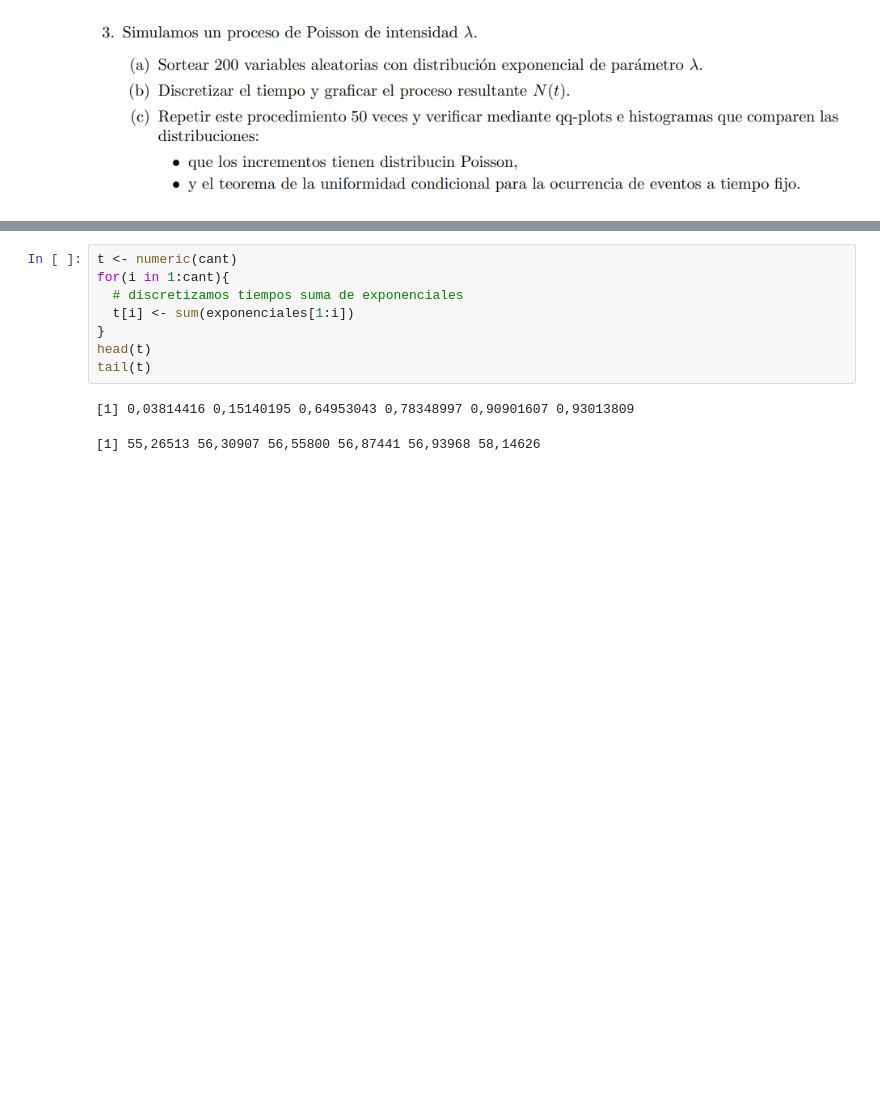
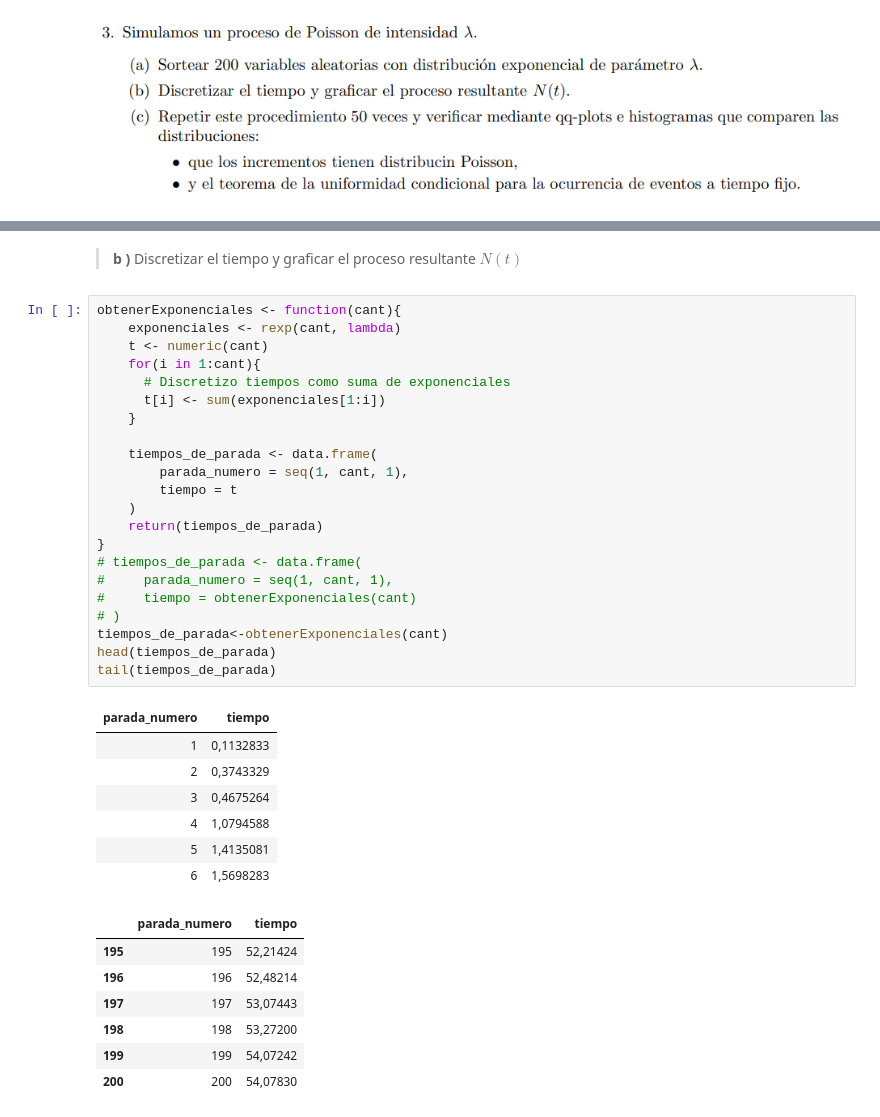
Before and after one commit to LecJackS/Probabilidades-y-Estadistica-2019-2doC, a Jupyter notebook: TP 2.ipynb, the cells around one changed output, grey strips where cells are left out. Cells and saved outputs as stored; diff of their text form; blank space fills up the shorter version.

```diff
--- a/TP 2.ipynb
+++ b/TP 2.ipynb
@@ -219,11 +229,39 @@ hist(exponenciales)
+# %% [markdown]
+> **b )** Discretizar el tiempo y graficar el proceso resultante $N(t)$
 # %%
-t <- numeric(cant)
-for(i in 1:cant){
-  # discretizamos tiempos suma de exponenciales
-  t[i] <- sum(exponenciales[1:i])
+obtenerExponenciales <- function(cant){
+    exponenciales <- rexp(cant, lambda)
+    t <- numeric(cant)
+    for(i in 1:cant){
+      # Discretizo tiempos como suma de exponenciales
+      t[i] <- sum(exponenciales[1:i])
+    }
+
+    tiempos_de_parada <- data.frame(
+        parada_numero = seq(1, cant, 1),
+        tiempo = t
+    )
+    return(tiempos_de_parada)
 }
-head(t)
-tail(t)
+# tiempos_de_parada <- data.frame(
+#     parada_numero = seq(1, cant, 1),
+#     tiempo = obtenerExponenciales(cant)
+# )
+tiempos_de_parada<-obtenerExponenciales(cant)
+head(tiempos_de_parada)
+tail(tiempos_de_parada)
 # %% [output]
-[1] 0,03814416 0,15140195 0,64953043 0,78348997 0,90901607 0,93013809
-[1] 55,26513 56,30907 56,55800 56,87441 56,93968 58,14626
+| parada_numero | tiempo |
+| 1 | 0,1132833 |
+| 2 | 0,3743329 |
+| 3 | 0,4675264 |
+| 4 | 1,0794588 |
+| 5 | 1,4135081 |
+| 6 | 1,5698283 |
+|  | parada_numero | tiempo |
+| 195 | 195 | 52,21424 |
+| 196 | 196 | 52,48214 |
+| 197 | 197 | 53,07443 |
+| 198 | 198 | 53,27200 |
+| 199 | 199 | 54,07242 |
+| 200 | 200 | 54,07830 |
```
Also changed, not shown: parts of 19 cells of this notebook.
